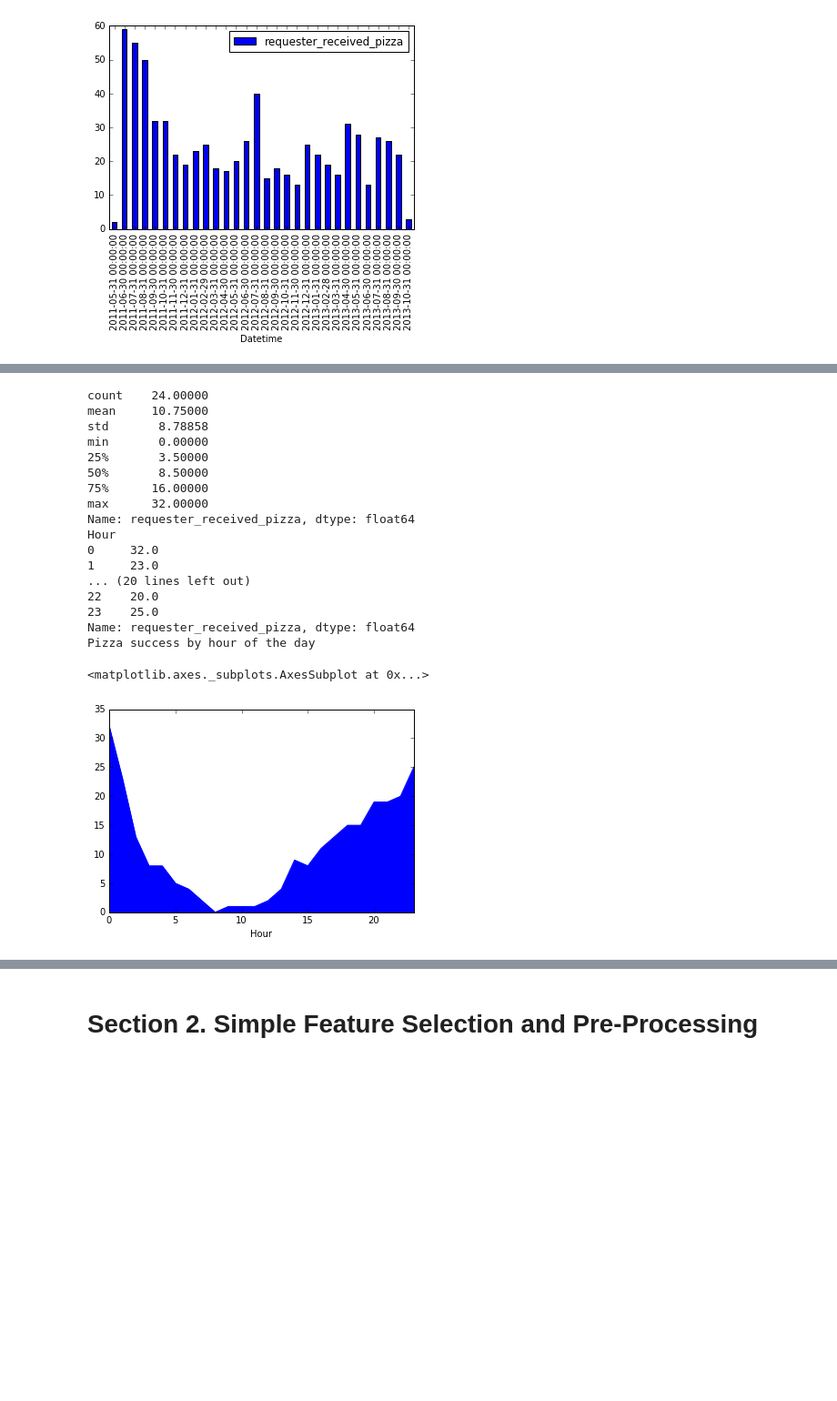
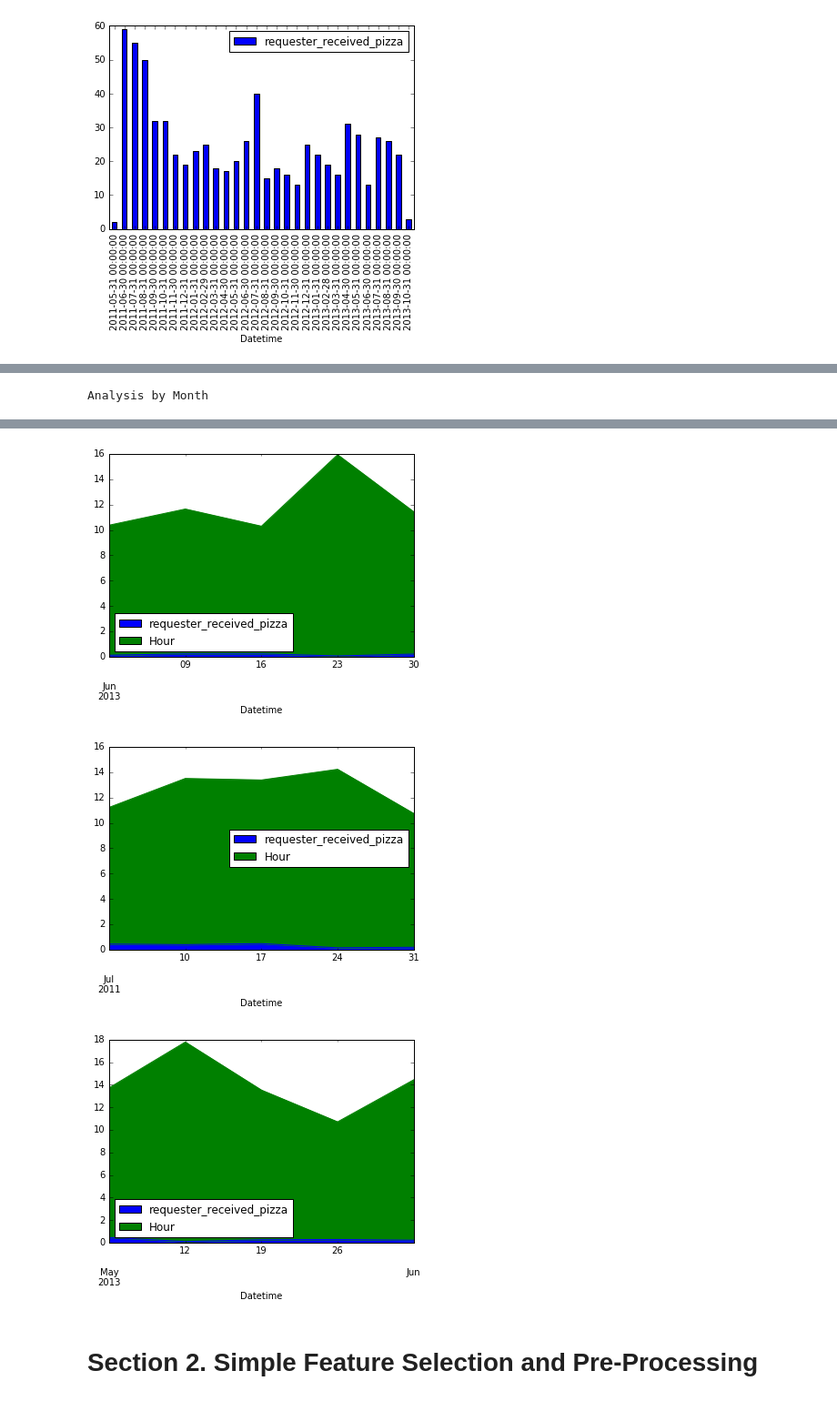
Before and after one commit to maynard242/Classification-Pizza, a Jupyter notebook: W207_Final_Project_Baseline_v4StatusTime.ipynb, the cells around one changed output, grey strips where cells are left out. Shown: that part at 91% size. Saved outputs shown, nothing was run; the diff lists cells and outputs as text; code cells hidden in the pictures; blank space fills up the shorter version.

```diff
--- a/W207_Final_Project_Baseline_v4StatusTime.ipynb
+++ b/W207_Final_Project_Baseline_v4StatusTime.ipynb
@@ -373,28 +394,18 @@ Jun2013_area = Jun2013.plot(kind='area')
-# %%
-# Analyze pattern by hours
-
-hourly = unix_index['10/2012':'9/2013'].groupby('Hour')['requester_received_pizza'].sum()
-print(hourly.describe())
-print(hourly)
-print("Pizza success by hour of the day")
-hourly.plot('area')
-# %% [output]
-count    24.00000
-mean     10.75000
-std       8.78858
-min       0.00000
-25%       3.50000
-50%       8.50000
-75%      16.00000
-max      32.00000
-Name: requester_received_pizza, dtype: float64
-Hour
-0     32.0
-1     23.0
-... (20 lines left out)
-22    20.0
-23    25.0
-Name: requester_received_pizza, dtype: float64
-Pizza success by hour of the day
-<matplotlib.axes._subplots.AxesSubplot at 0x...>
-[figure, removed]
+# %%
+# Analyze pattern by weeks
+
+print("\nAnalysis by Month")
+
+April2013 = unix_index['4/2013'].resample('W').mean()
+April2013_area = April2013.plot(kind='area')
+
+Jun2013 = unix_index['6/2013'].resample('W').mean()
+Jun2013_area = Jun2013.plot(kind='area')
+
+Jul2011 = unix_index['7/2011'].resample('W').mean()
+Jul2011_area = Jul2011.plot(kind='area')
+
+May2013 = unix_index['5/2013'].resample('W').mean()
+May2013_area = May2013.plot(kind='area')
+# %% [output]
+Analysis by Month
@@ -401,3 +413,6 @@ Pizza success by hour of the day
+[figure, added]
+[figure, added]
+[figure, added]
 # %% [markdown]
 # Section 2. Simple Feature Selection and Pre-Processing
 # %%
```
Also changed, not shown: parts of 10 cells of this notebook.
